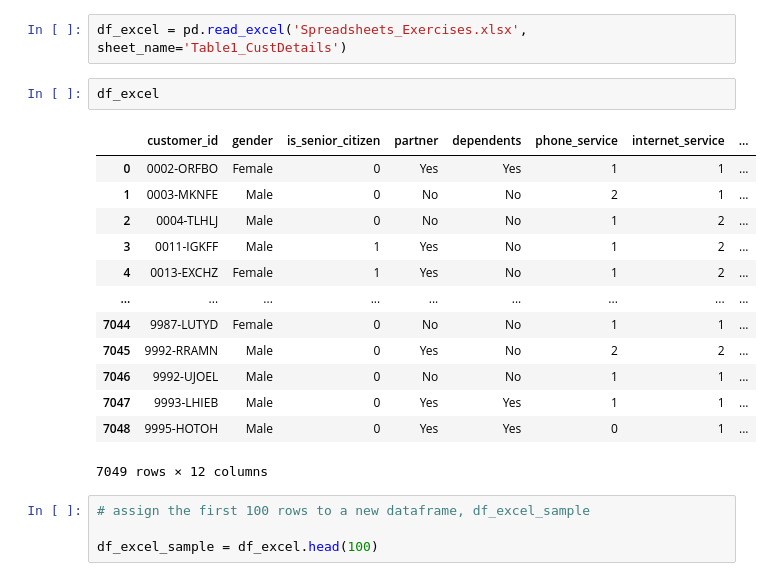
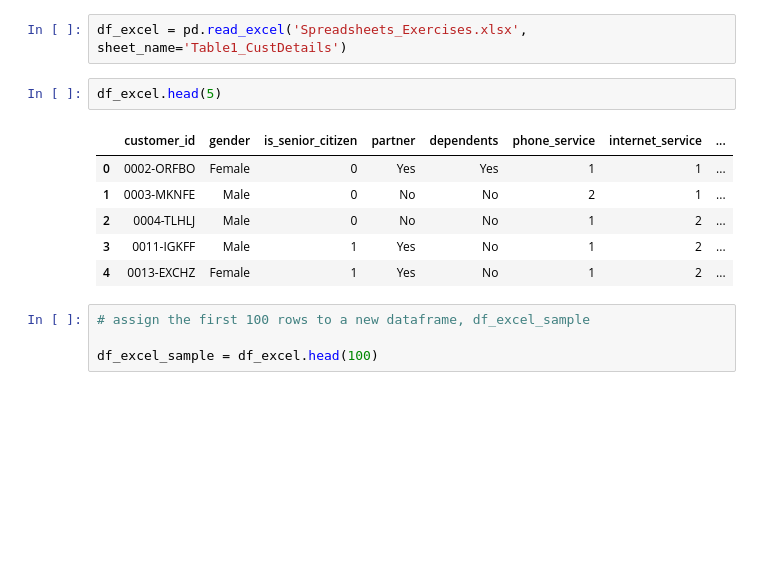
Before and after one commit to Sam-keeler/classification-exercises, a Jupyter notebook: classification_exercises.ipynb, the cells around one changed output. Cells and saved outputs as stored; diff of their text form; blank space fills up the shorter version.

```diff
--- a/classification_exercises.ipynb
+++ b/classification_exercises.ipynb
@@ -109,21 +89,14 @@ df_iris.describe()
 # %%
 df_excel = pd.read_excel('Spreadsheets_Exercises.xlsx', sheet_name='Table1_CustDetails')
 # %%
-df_excel
+df_excel.head(5)
 # %% [output]
 |  | customer_id | gender | is_senior_citizen | partner | dependents | phone_service | internet_service | ... |
 | 0 | 0002-ORFBO | Female | 0 | Yes | Yes | 1 | 1 | ... |
 | 1 | 0003-MKNFE | Male | 0 | No | No | 2 | 1 | ... |
 | 2 | 0004-TLHLJ | Male | 0 | No | No | 1 | 2 | ... |
 | 3 | 0011-IGKFF | Male | 1 | Yes | No | 1 | 2 | ... |
 | 4 | 0013-EXCHZ | Female | 1 | Yes | No | 1 | 2 | ... |
-| ... | ... | ... | ... | ... | ... | ... | ... | ... |
-| 7044 | 9987-LUTYD | Female | 0 | No | No | 1 | 1 | ... |
-| 7045 | 9992-RRAMN | Male | 0 | Yes | No | 2 | 2 | ... |
-| 7046 | 9992-UJOEL | Male | 0 | No | No | 1 | 1 | ... |
-| 7047 | 9993-LHIEB | Male | 0 | Yes | Yes | 1 | 1 | ... |
-| 7048 | 9995-HOTOH | Male | 0 | Yes | Yes | 0 | 1 | ... |
-7049 rows × 12 columns
 # %%
 # assign the first 100 rows to a new dataframe, df_excel_sample
 
```
Also changed, not shown: parts of 8 cells of this notebook, 1 other file.
